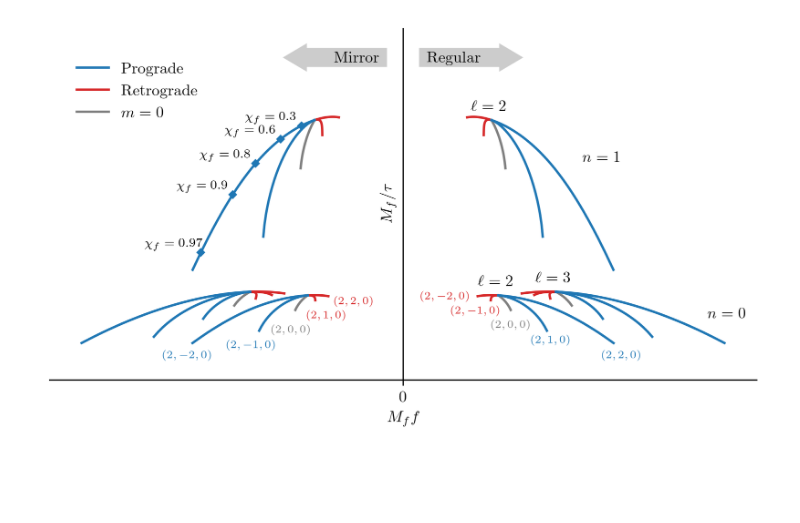
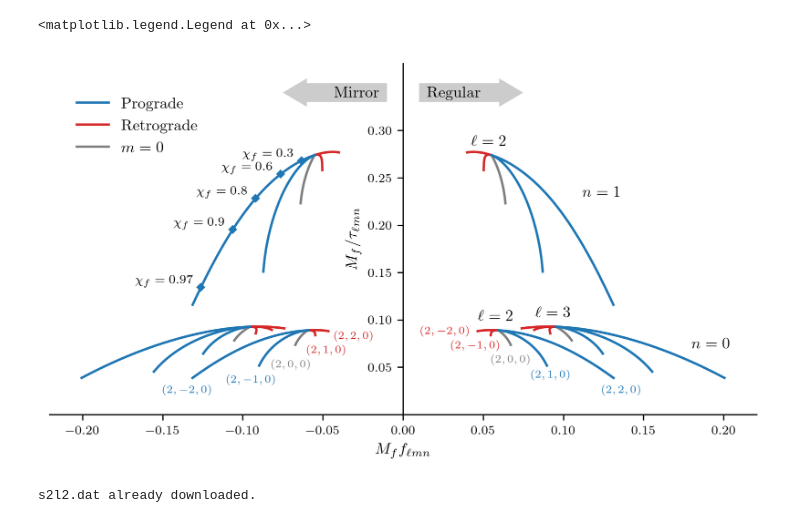
Before and after one commit to eliotfinch/qnmfits, a Jupyter notebook: examples/qnm_taxonomy.ipynb, the cells around one changed output. Saved outputs shown, nothing was run; the diff lists cells and outputs as text; code cells hidden in the pictures; blank space fills up the shorter version.

```diff
--- a/examples/qnm_taxonomy.ipynb
+++ b/examples/qnm_taxonomy.ipynb
@@ -64,10 +73,11 @@ for n in range(2):
                     for i, chi in enumerate(select_chi_list):
                         freq = select_freq_list[i]
                         ax.text(
-                            -np.real(freq)/(2*np.pi)-0.035,
-                            -np.imag(freq)+0.006,
+                            -np.real(freq)/(2*np.pi)-0.005,
+                            -np.imag(freq)+0.004,
                             f'$\chi_f = {chi}$',
-                            fontsize=8
+                            fontsize=8,
+                            horizontalalignment='right'
                         )
 
                 # Add to the figure
@@ -85,7 +95,7 @@ for n in range(2):
 # Overtone labels
 # ---------------
 
-ax.text(0.19, 0.065, '$n=0$', fontsize=10)
+ax.text(0.18, 0.07, '$n=0$', fontsize=10)
 ax.text(0.112, 0.23, '$n=1$', fontsize=10)
 
 # (ell,m,n) labels
@@ -107,11 +117,13 @@ ax.text(-0.12+x_adjust, 0.023, "$(2,-2,0)$", fontsize=7, c='C0')
 # Axis labels and ticks
 # ---------------------
 
-ax.set_xlabel('$M_ff$')
-ax.set_ylabel('$M_f/ \\tau$')
+ax.set_xlabel('$M_ff_{\ell m n}$')
+ax.set_ylabel('$M_f/ \\tau_{\ell m n}$')
 
-ax.set_xticks([0])
-ax.set_yticks([])
+# ax.set_xticks([0])
+ax.set_yticks([0.05, 0.1, 0.15, 0.2, 0.25, 0.3])
+ax.tick_params(axis='both', which='major', labelsize=8)
+ax.tick_params(axis='both', which='minor', labelsize=8)
 
 # Arrows
 # ------
@@ -133,34 +145,33 @@ ax.arrow(
     -0.05,0,
     width=width,
     head_width=width*1.5,
     head_length=width*0.75,
     fc=(0,0,0,0.2),
     ec=(0,0,0,0.))
 
 ax.text(0.005+0.01, 0.345+y_adjust, 'Regular', fontsize=10)
 ax.text(-0.033-0.01, 0.345+y_adjust, 'Mirror', fontsize=10)
 
 # y-axis limit adjustment
 # -----------------------
 
 ax.set_ylim(0.0, ax.get_ylim()[-1])
 
 # Legend
 # ------
 
 custom_lines = [
     Line2D([0], [0], c='C0'),
     Line2D([0], [0], c='C3'),
     Line2D([0], [0], c='C7')
 ]
 
-ax.legend(
+_ = ax.legend(
     custom_lines,
     ['Prograde', 'Retrograde', '$m=0$'],
     frameon=False,
     loc=(0.03,0.72)
 )
-
-fig.savefig('qnm_taxonomy.pdf', bbox_inches='tight')
 # %% [output]
+<matplotlib.legend.Legend at 0x...>
-[figure, old version]
+[figure, new version]
@@ -166,0 +198,16 @@ fig.savefig('qnm_taxonomy.pdf', bbox_inches='tight')
+# %%
+data_dir = Path('../qnmfits/Data')
+data_dir.mkdir(parents=True, exist_ok=True)
+
+download_url = 'https://pages.jh.edu/eberti2/ringdown/s2l2.dat'
+file_path = data_dir / 's2l2.dat'
+
+if not file_path.exists():
+    print('Downloading s2l2.dat...')
+    urlretrieve(download_url, file_path)
+else:
+    print('s2l2.dat already downloaded.')
+
+schwarzschild_data = np.loadtxt(file_path)
+# %% [output]
+s2l2.dat already downloaded.
```
Also changed, not shown: parts of 4 cells of this notebook.
